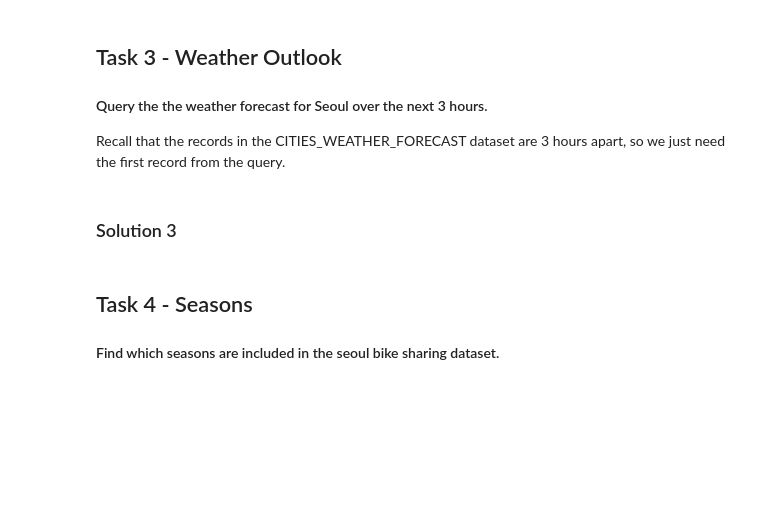
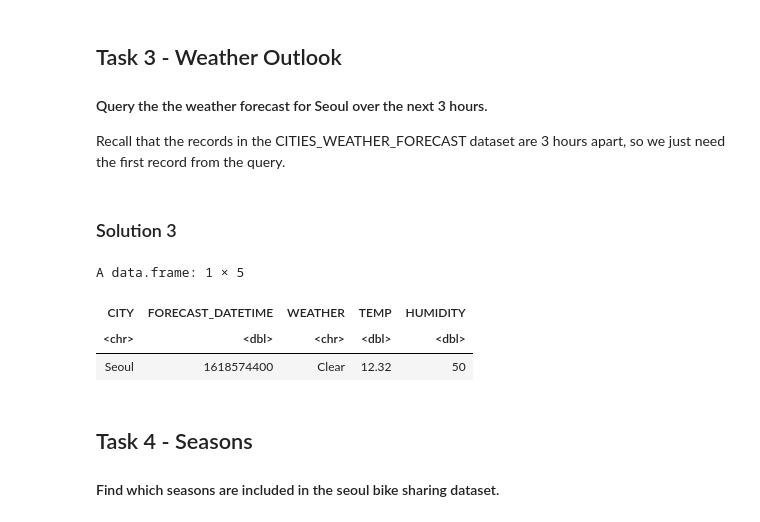
Before and after one commit to engomaressam/data-science-with-r, a Jupyter notebook: project5-capstone/m03/Lab-SQL-EDA_SQlite.ipynb, the cells around one changed output. Drawn from its saved outputs; the diff is of its cells as text; code cells hidden in the pictures; blank space fills up the shorter version.

```diff
--- a/project5-capstone/m03/Lab-SQL-EDA_SQlite.ipynb
+++ b/project5-capstone/m03/Lab-SQL-EDA_SQlite.ipynb
@@ -99,7 +125,12 @@ Recall that the records in the CITIES_WEATHER_FORECAST dataset are 3 hours apart
 # %% [markdown]
 ### Solution 3
 # %%
-dbGetQuery(conn, "SELECT CITY, FORECAST_TIME, WEATHER, TEMP, HUMIDITY\n FROM CITIES_WEATHER_FORECAST\n WHERE CITY = 'Seoul'\n ORDER BY FORECAST_TIME ASC\n LIMIT 1")
+dbGetQuery(conn, "SELECT CITY, FORECAST_DATETIME, WEATHER, TEMP, HUMIDITY\n FROM CITIES_WEATHER_FORECAST\n WHERE CITY = 'Seoul'\n ORDER BY FORECAST_DATETIME ASC\n LIMIT 1")
+# %% [output]
+A data.frame: 1 × 5
+| CITY | FORECAST_DATETIME | WEATHER | TEMP | HUMIDITY |
+| <chr> | <dbl> | <chr> | <dbl> | <dbl> |
+| Seoul | 1618574400 | Clear | 12.32 | 50 |
 # %% [markdown]
 ## Task 4 - Seasons
 #### Find which seasons are included in the seoul bike sharing dataset.
```
Also changed, not shown: parts of 14 cells of this notebook, 1 other file.
